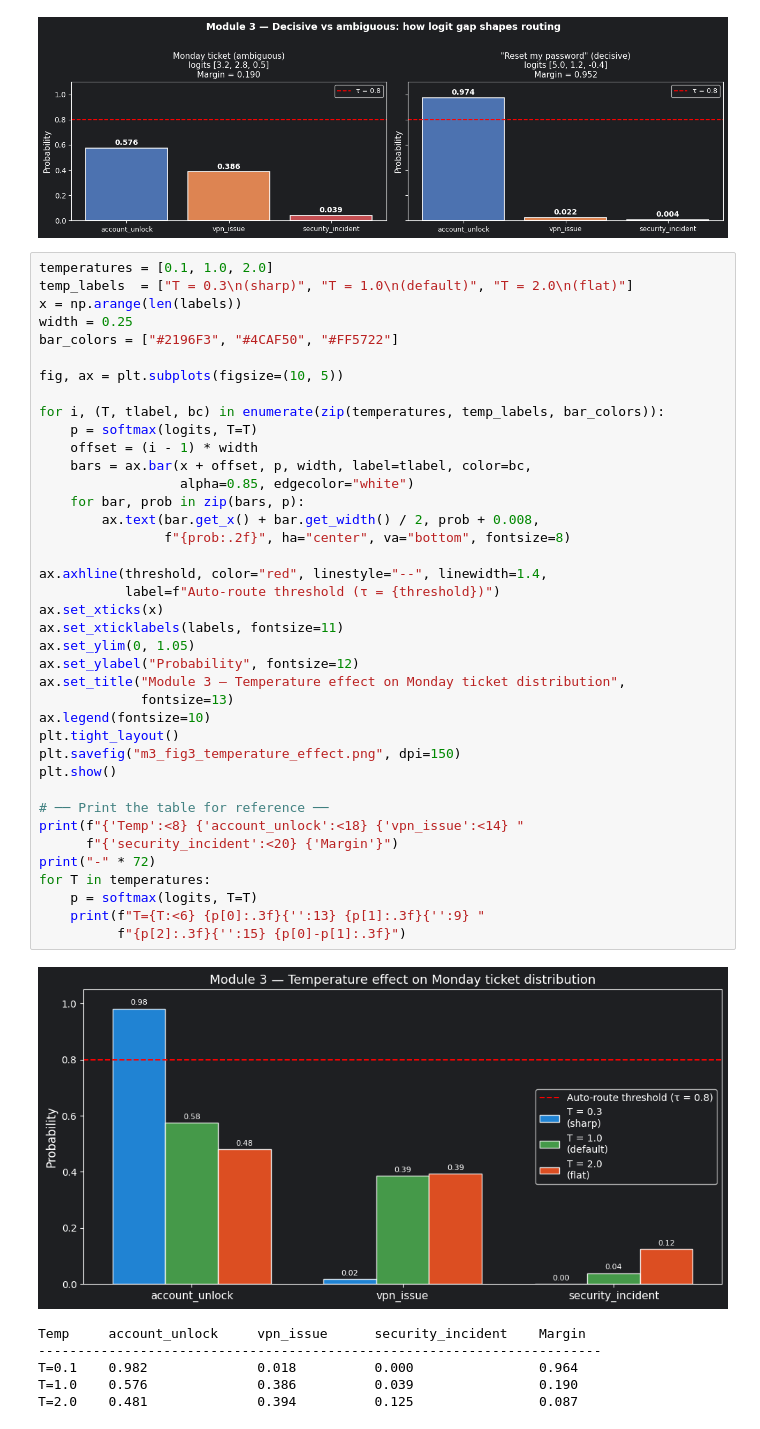
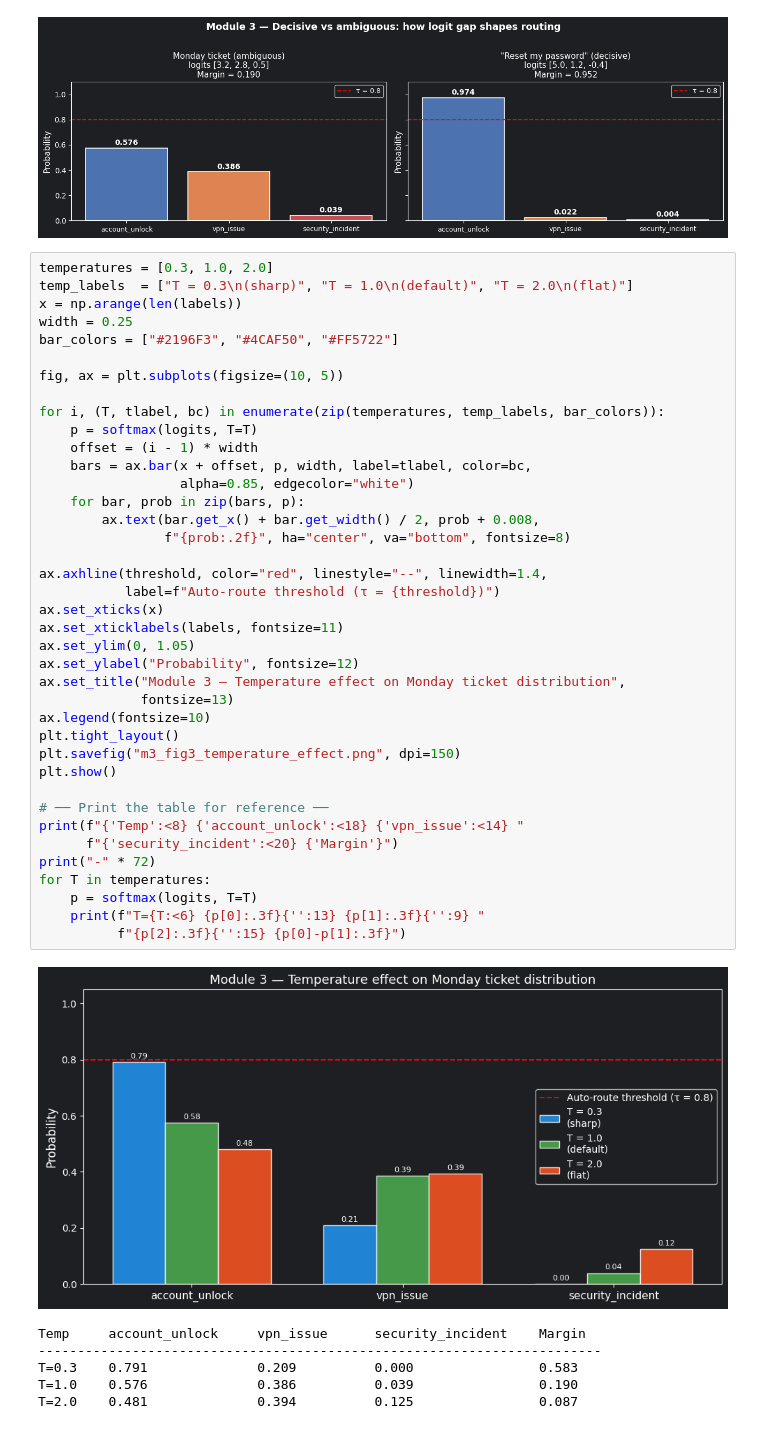
Before and after one commit to nitinkc/AI-ML-math-foundations, a Jupyter notebook: docs/notebooks/visualizations/softmax_graphs.ipynb, the cells around one changed output. Drawn from its saved outputs; the diff is of its cells as text.

```diff
--- a/docs/notebooks/softmax_graphs.ipynb
+++ b/docs/notebooks/visualizations/softmax_graphs.ipynb
@@ -78,7 +78,7 @@ plt.show()
 # %% [output]
 [figure]
 # %%
-temperatures = [0.1, 1.0, 2.0]
+temperatures = [0.3, 1.0, 2.0]
 temp_labels  = ["T = 0.3\n(sharp)", "T = 1.0\n(default)", "T = 2.0\n(flat)"]
 x = np.arange(len(labels))
 width = 0.25
@@ -90,36 +90,36 @@ for i, (T, tlabel, bc) in enumerate(zip(temperatures, temp_labels, bar_colors)):
     p = softmax(logits, T=T)
     offset = (i - 1) * width
     bars = ax.bar(x + offset, p, width, label=tlabel, color=bc,
                   alpha=0.85, edgecolor="white")
     for bar, prob in zip(bars, p):
         ax.text(bar.get_x() + bar.get_width() / 2, prob + 0.008,
                 f"{prob:.2f}", ha="center", va="bottom", fontsize=8)
 
 ax.axhline(threshold, color="red", linestyle="--", linewidth=1.4,
            label=f"Auto-route threshold (τ = {threshold})")
 ax.set_xticks(x)
 ax.set_xticklabels(labels, fontsize=11)
 ax.set_ylim(0, 1.05)
 ax.set_ylabel("Probability", fontsize=12)
 ax.set_title("Module 3 — Temperature effect on Monday ticket distribution",
              fontsize=13)
 ax.legend(fontsize=10)
 plt.tight_layout()
 plt.savefig("m3_fig3_temperature_effect.png", dpi=150)
 plt.show()
 
 # ── Print the table for reference ──
 print(f"{'Temp':<8} {'account_unlock':<18} {'vpn_issue':<14} "
       f"{'security_incident':<20} {'Margin'}")
 print("-" * 72)
 for T in temperatures:
     p = softmax(logits, T=T)
     print(f"T={T:<6} {p[0]:.3f}{'':13} {p[1]:.3f}{'':9} "
           f"{p[2]:.3f}{'':15} {p[0]-p[1]:.3f}")
 # %% [output]
-[figure, old version]
+[figure, new version]
 Temp     account_unlock     vpn_issue      security_incident    Margin
 ------------------------------------------------------------------------
-T=0.1    0.982              0.018          0.000                0.964
+T=0.3    0.791              0.209          0.000                0.583
 T=1.0    0.576              0.386          0.039                0.190
 T=2.0    0.481              0.394          0.125                0.087
```
Also changed, not shown: 17 other files.
